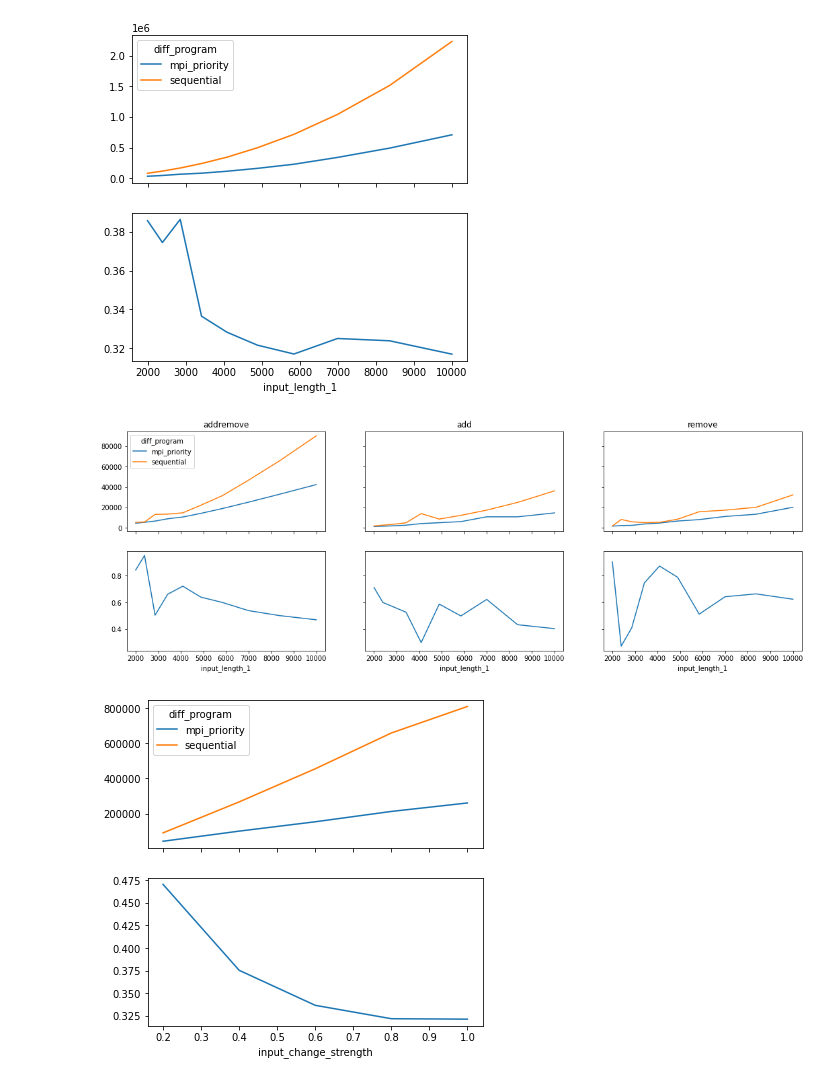
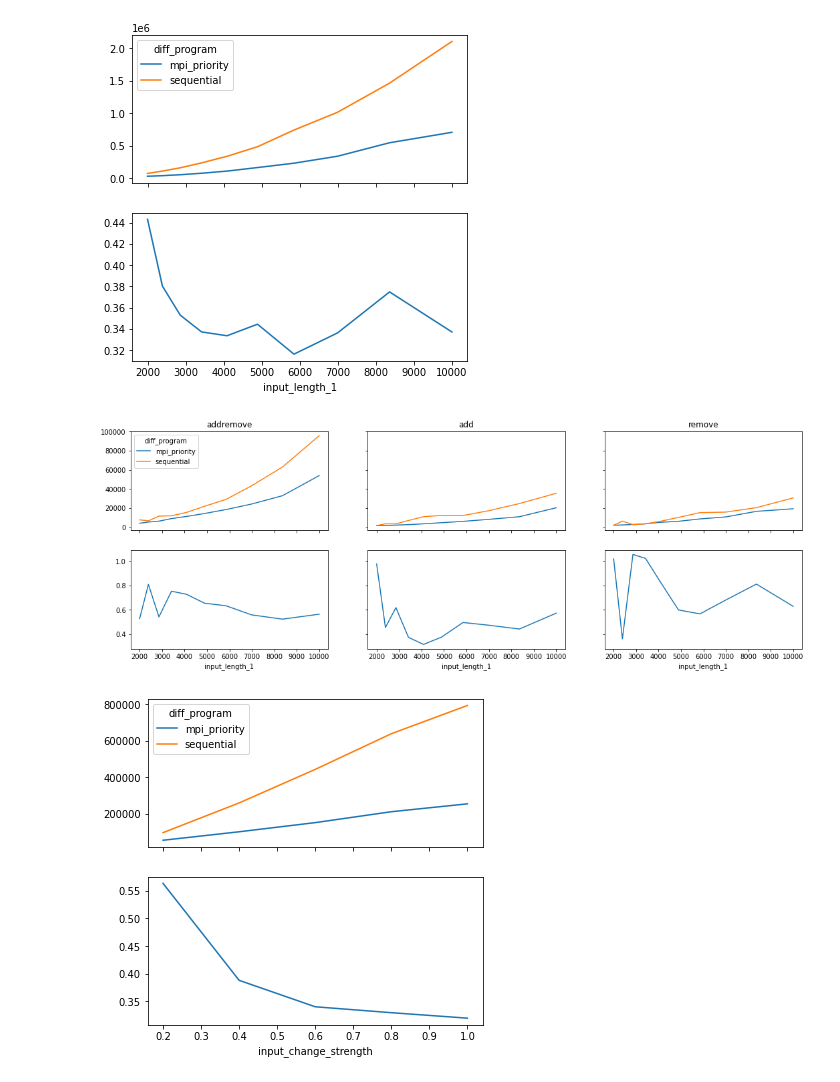
Before and after one commit to tehwalris/mpi-myers-diff, a Jupyter notebook: notebooks/benchmark_analysis_priority.ipynb, the cells around one changed output. Drawn from its saved outputs; the diff is of its cells as text; code cells hidden in the pictures.

```diff
--- a/notebooks/benchmark_analysis_priority.ipynb
+++ b/notebooks/benchmark_analysis_priority.ipynb
@@ -3,8 +3,14 @@ import numpy as np
 import pandas as pd
 from matplotlib import pyplot as plt
 import seaborn as sns
+# %%
+programs_to_show = ['diffutils', 'sequential', 'mpi_priority']
+new_program = 'mpi_priority'
+assert new_program in programs_to_show
+old_program = 'sequential'
+assert old_program in programs_to_show
 # %%
-raw_benchmark_results = pd.read_csv('../benchmarks/2020-12-07-priority-fast-receive.csv')
+raw_benchmark_results = pd.read_csv('../benchmarks/2020-12-07-priority-post-merge.csv')
 
 raw_benchmark_results.sample(5)
 # %% [output]
@@ -55,47 +44,47 @@ indexed_benchmark_results.xs('mpi_priority', level='diff_program')
 # %%
 fig, ax = plt.subplots(2, 1, figsize=(6, 6), sharex=True)
 
 temp = indexed_benchmark_results.groupby(['generation_config_i', 'diff_program']).min()
-temp = temp[temp.index.get_level_values('diff_program').isin(['mpi_priority', 'sequential'])]
+temp = temp[temp.index.get_level_values('diff_program').isin(programs_to_show)]
 temp = temp[temp['input_strategy'] == 'independent']
 temp = temp.set_index('input_length_1', append=True)
 temp = temp.unstack('diff_program')['micros_until_len']
 temp = temp.droplevel('generation_config_i')
 temp = temp.sort_index()
 
 temp.plot(ax=ax[0]);
-(temp.mpi_priority / temp.sequential).plot(ax=ax[1]);
+(temp[new_program] / temp[old_program]).plot(ax=ax[1]);
 # %% [output]
-[figure, old version]
+[figure, new version]
 # %%
 fig, ax = plt.subplots(2, 3, figsize=(18, 6), sharex=True, sharey='row')
 for input_strategy_i, input_strategy in enumerate(['addremove', 'add', 'remove']):
     temp = indexed_benchmark_results.groupby(['generation_config_i', 'diff_program']).min()
     temp = temp[(temp['input_strategy'] == input_strategy) & (temp['input_change_strength'] == 1/5) & (temp['input_chunkiness'] == 0)]
-    temp = temp[temp.index.get_level_values('diff_program').isin(['mpi_priority', 'sequential'])]
+    temp = temp[temp.index.get_level_values('diff_program').isin(programs_to_show)]
     temp = temp.set_index('input_length_1', append=True)
     temp = temp.unstack('diff_program')['micros_until_len']
     temp = temp.droplevel('generation_config_i')
     temp = temp.sort_index()
 
     temp.plot(ax=ax[0][input_strategy_i], legend=(input_strategy_i == 0), title=input_strategy);
-    (temp.mpi_priority / temp.sequential).plot(ax=ax[1][input_strategy_i]);
+    (temp[new_program] / temp[old_program]).plot(ax=ax[1][input_strategy_i]);
 # %% [output]
-[figure, old version]
+[figure, new version]
 # %%
 fig, ax = plt.subplots(2, 1, figsize=(6, 6), sharex=True)
 
 temp = indexed_benchmark_results.groupby(['generation_config_i', 'diff_program']).min()
 temp = temp[(temp['input_strategy'] == 'addremove') & (temp['input_length_1'] == temp['input_length_1'].max()) & (temp['input_chunkiness'] == 0)]
-temp = temp[temp.index.get_level_values('diff_program').isin(['mpi_priority', 'sequential'])]
+temp = temp[temp.index.get_level_values('diff_program').isin(programs_to_show)]
 temp = temp.set_index('input_change_strength', append=True)
 temp = temp.unstack('diff_program')['micros_until_len']
 temp = temp.droplevel('generation_config_i')
 temp = temp.sort_index()
 
 temp.plot(ax=ax[0]);
-(temp.mpi_priority / temp.sequential).plot(ax=ax[1]);
+(temp[new_program] / temp[old_program]).plot(ax=ax[1]);
 # %% [output]
-[figure, old version]
+[figure, new version]
 # %%
 temp = indexed_benchmark_results['micros_until_len'].unstack('diff_program')
```
Also changed, not shown: parts of 4 cells of this notebook, 1 other file.
